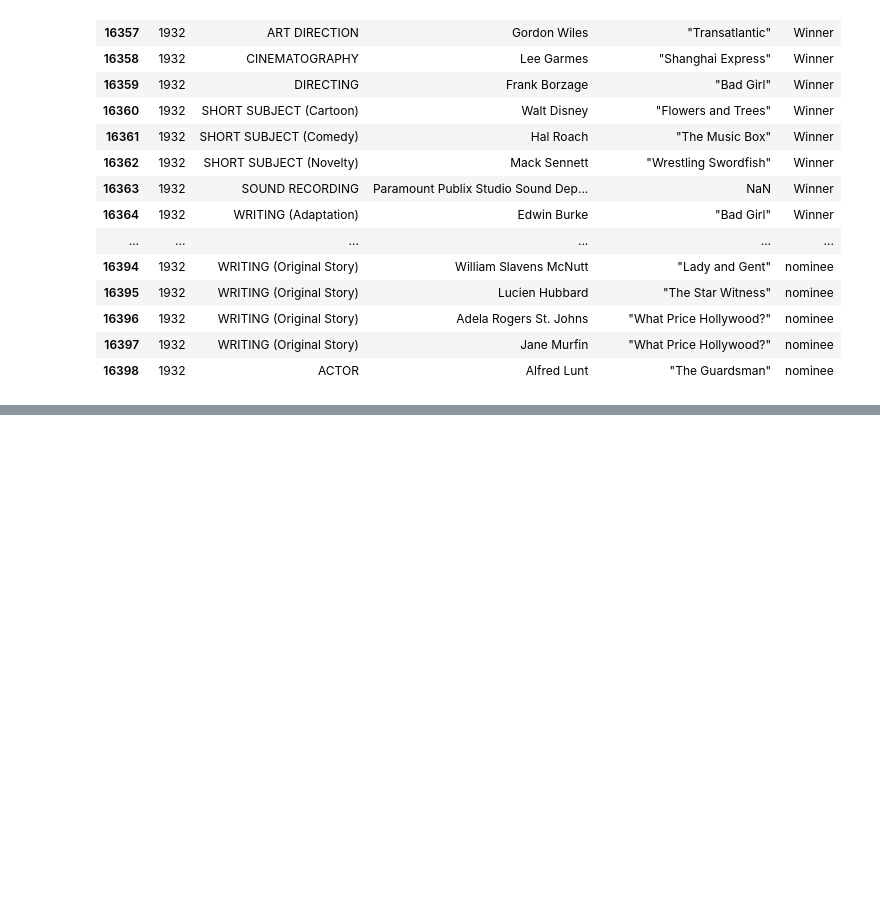
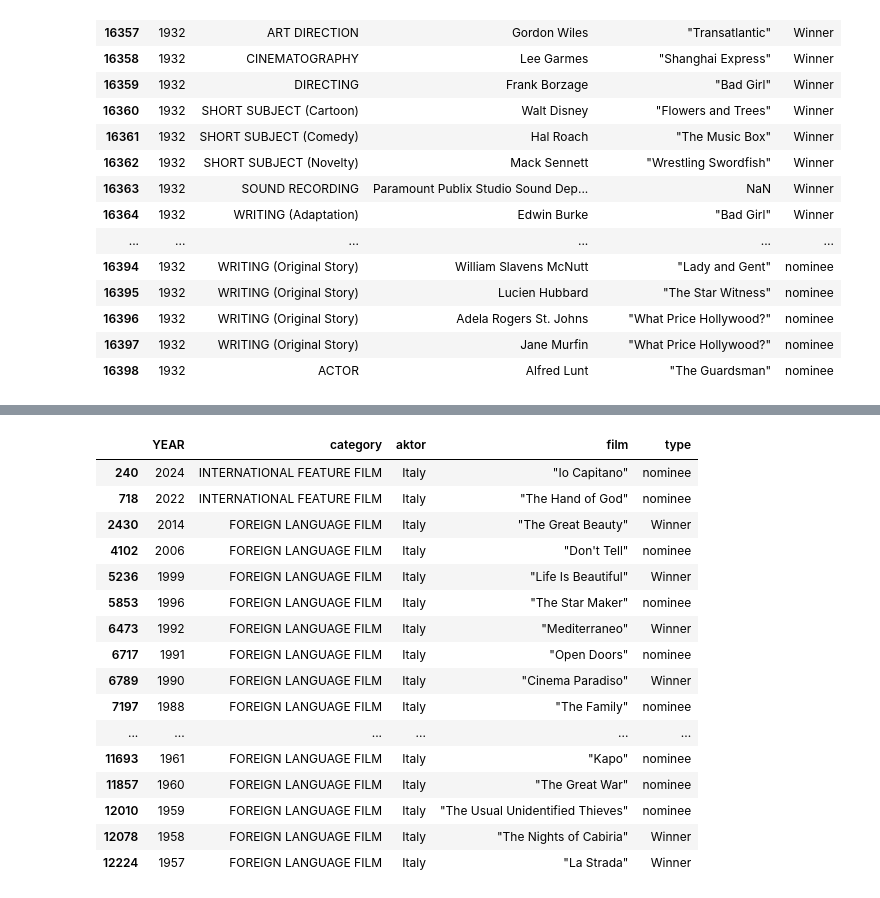
Before and after one commit to KawiorPL/FlaskApp, a Jupyter notebook: Untitled.ipynb, the cells around one changed output, grey strips where cells are left out. Cells and saved outputs as stored; diff of their text form; code cells hidden in the pictures; blank space fills up the shorter version.

```diff
--- a/Untitled.ipynb
+++ b/Untitled.ipynb
@@ -1549,0 +2379,3 @@ data[data['YEAR']==1932]
+# %%
+df = pd.read_csv('CleanData.csv')
+df
@@ -1549,0 +2396,20 @@ data[data['YEAR']==1932]
+# %%
+df.loc[df['aktor']=='Italy']
+# %% [output]
+|  | YEAR | category | aktor | film | type |
+| 240 | 2024 | INTERNATIONAL FEATURE FILM | Italy | "Io Capitano" | nominee |
+| 718 | 2022 | INTERNATIONAL FEATURE FILM | Italy | "The Hand of God" | nominee |
+| 2430 | 2014 | FOREIGN LANGUAGE FILM | Italy | "The Great Beauty" | Winner |
+| 4102 | 2006 | FOREIGN LANGUAGE FILM | Italy | "Don't Tell" | nominee |
+| 5236 | 1999 | FOREIGN LANGUAGE FILM | Italy | "Life Is Beautiful" | Winner |
+| 5853 | 1996 | FOREIGN LANGUAGE FILM | Italy | "The Star Maker" | nominee |
+| 6473 | 1992 | FOREIGN LANGUAGE FILM | Italy | "Mediterraneo" | Winner |
+| 6717 | 1991 | FOREIGN LANGUAGE FILM | Italy | "Open Doors" | nominee |
+| 6789 | 1990 | FOREIGN LANGUAGE FILM | Italy | "Cinema Paradiso" | Winner |
+| 7197 | 1988 | FOREIGN LANGUAGE FILM | Italy | "The Family" | nominee |
+| ... | ... | ... | ... | ... | ... |
+| 11693 | 1961 | FOREIGN LANGUAGE FILM | Italy | "Kapo" | nominee |
+| 11857 | 1960 | FOREIGN LANGUAGE FILM | Italy | "The Great War" | nominee |
+| 12010 | 1959 | FOREIGN LANGUAGE FILM | Italy | "The Usual Unidentified Thieves" | nominee |
+| 12078 | 1958 | FOREIGN LANGUAGE FILM | Italy | "The Nights of Cabiria" | Winner |
+| 12224 | 1957 | FOREIGN LANGUAGE FILM | Italy | "La Strada" | Winner |
```
Also changed, not shown: parts of 45 cells of this notebook, 14 other files.
